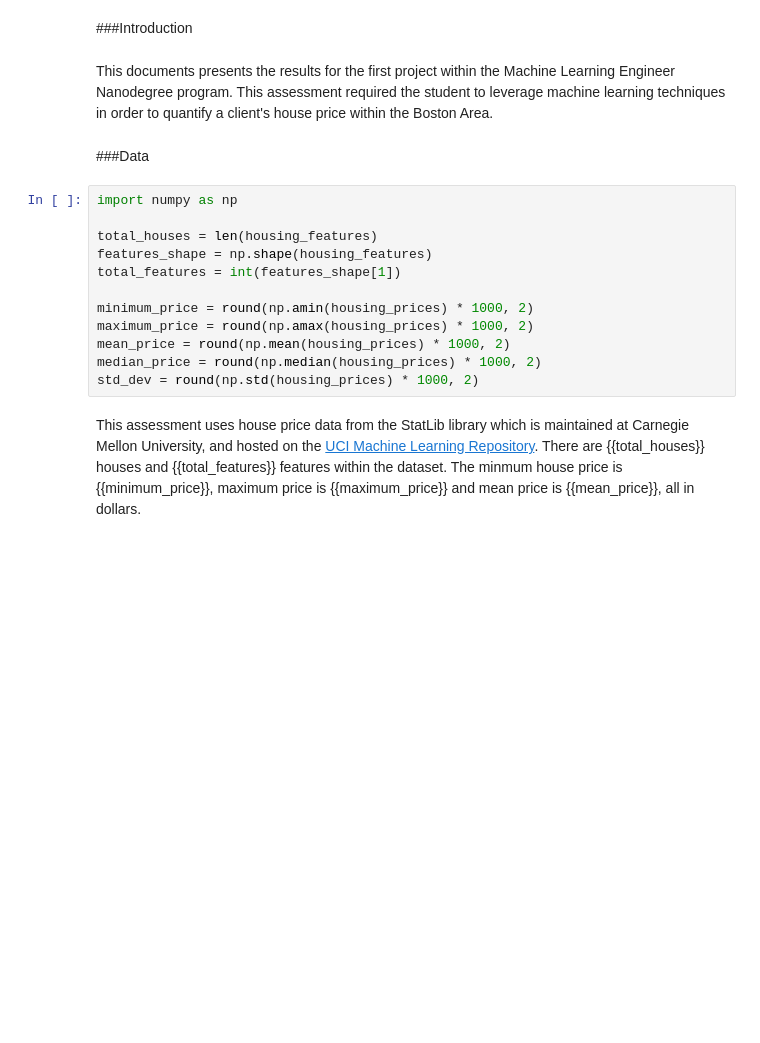
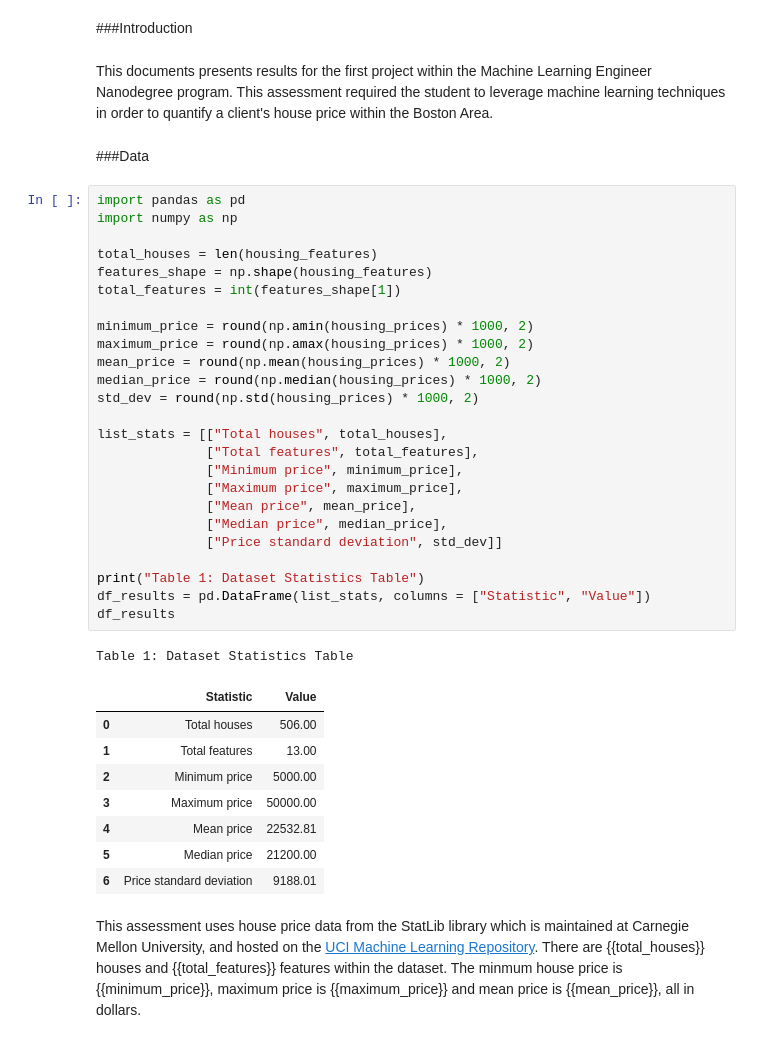
Before and after one commit to buswedg/Udacity, a Jupyter notebook: Machine Learning Engineer Nanodegree/P1 Predicting Boston Housing Prices/ND_Project1.ipynb, the cells around one changed output. Cells and saved outputs as stored; diff of their text form; blank space fills up the shorter version.

```diff
--- a/Machine Learning Engineer Nanodegree/P1 Predicting Boston Housing Prices/ND_Project1.ipynb
+++ b/Machine Learning Engineer Nanodegree/P1 Predicting Boston Housing Prices/ND_Project1.ipynb
@@ -57,21 +55,44 @@ feature_desc = ["Per Capita Crime Rate by Town",
 # %% [markdown]
 ###Introduction
 # %% [markdown]
-This documents presents the results for the first project within the Machine Learning Engineer Nanodegree program. This assessment required the student to leverage machine learning techniques in order to quantify a client's house price within the Boston Area.
+This documents presents results for the first project within the Machine Learning Engineer Nanodegree program. This assessment required the student to leverage machine learning techniques in order to quantify a client's house price within the Boston Area.
 # %% [markdown]
 ###Data
 # %%
+import pandas as pd
 import numpy as np
 
 total_houses = len(housing_features)
 features_shape = np.shape(housing_features)
 total_features = int(features_shape[1])
 
 minimum_price = round(np.amin(housing_prices) * 1000, 2)
 maximum_price = round(np.amax(housing_prices) * 1000, 2)
 mean_price = round(np.mean(housing_prices) * 1000, 2)
 median_price = round(np.median(housing_prices) * 1000, 2)
 std_dev = round(np.std(housing_prices) * 1000, 2)
+
+list_stats = [["Total houses", total_houses],
+              ["Total features", total_features],
+              ["Minimum price", minimum_price],
+              ["Maximum price", maximum_price],
+              ["Mean price", mean_price],
+              ["Median price", median_price],
+              ["Price standard deviation", std_dev]]
+
+print("Table 1: Dataset Statistics Table")
+df_results = pd.DataFrame(list_stats, columns = ["Statistic", "Value"])
+df_results
+# %% [output]
+Table 1: Dataset Statistics Table
+|  | Statistic | Value |
+| 0 | Total houses | 506.00 |
+| 1 | Total features | 13.00 |
+| 2 | Minimum price | 5000.00 |
+| 3 | Maximum price | 50000.00 |
+| 4 | Mean price | 22532.81 |
+| 5 | Median price | 21200.00 |
+| 6 | Price standard deviation | 9188.01 |
 # %% [markdown]
 This assessment uses house price data from the StatLib library which is maintained at Carnegie Mellon University, and hosted on the <a href = "https://archive.ics.uci.edu/ml/datasets/Housing">UCI Machine Learning Repository</a>. There are {{total_houses}} houses and {{total_features}} features within the dataset. The minmum house price is {{minimum_price}}, maximum price is {{maximum_price}} and mean price is {{mean_price}}, all in dollars.
 # %% [markdown]
```
Also changed, not shown: parts of 12 cells of this notebook, 7 other files.
